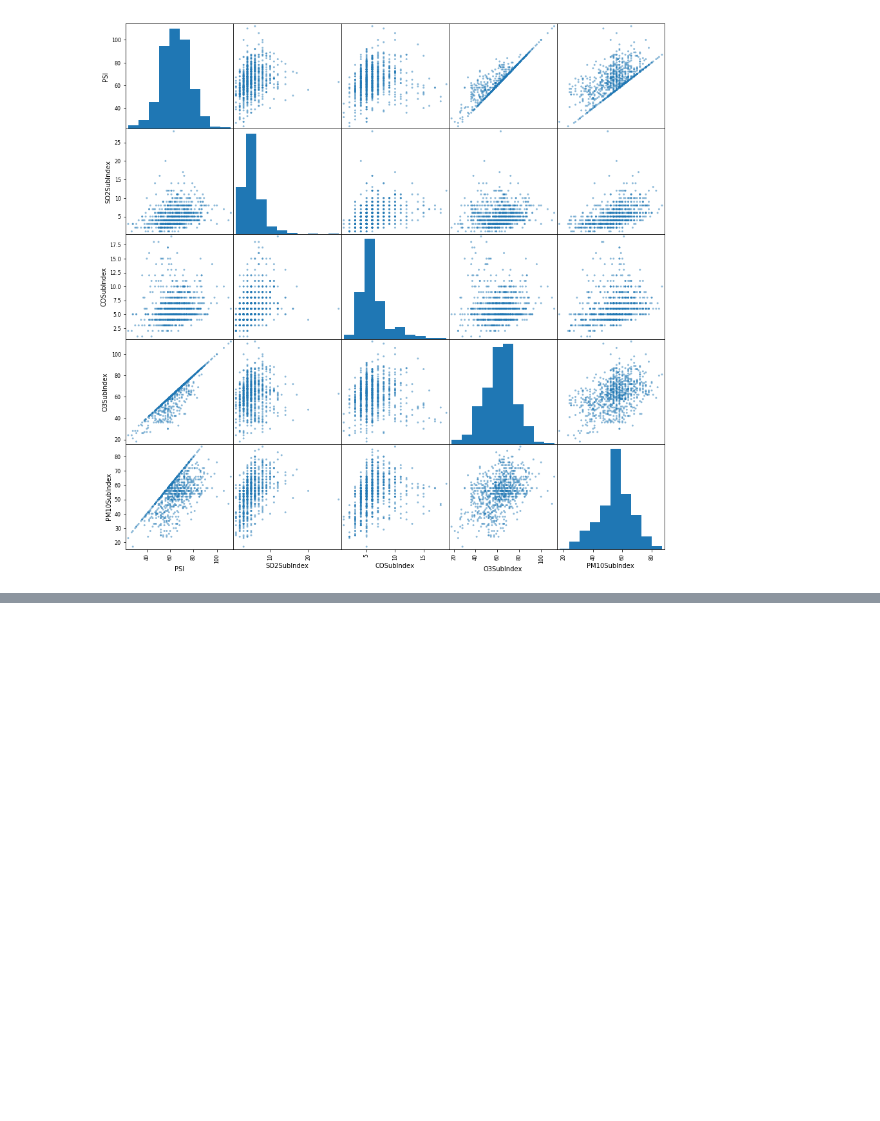
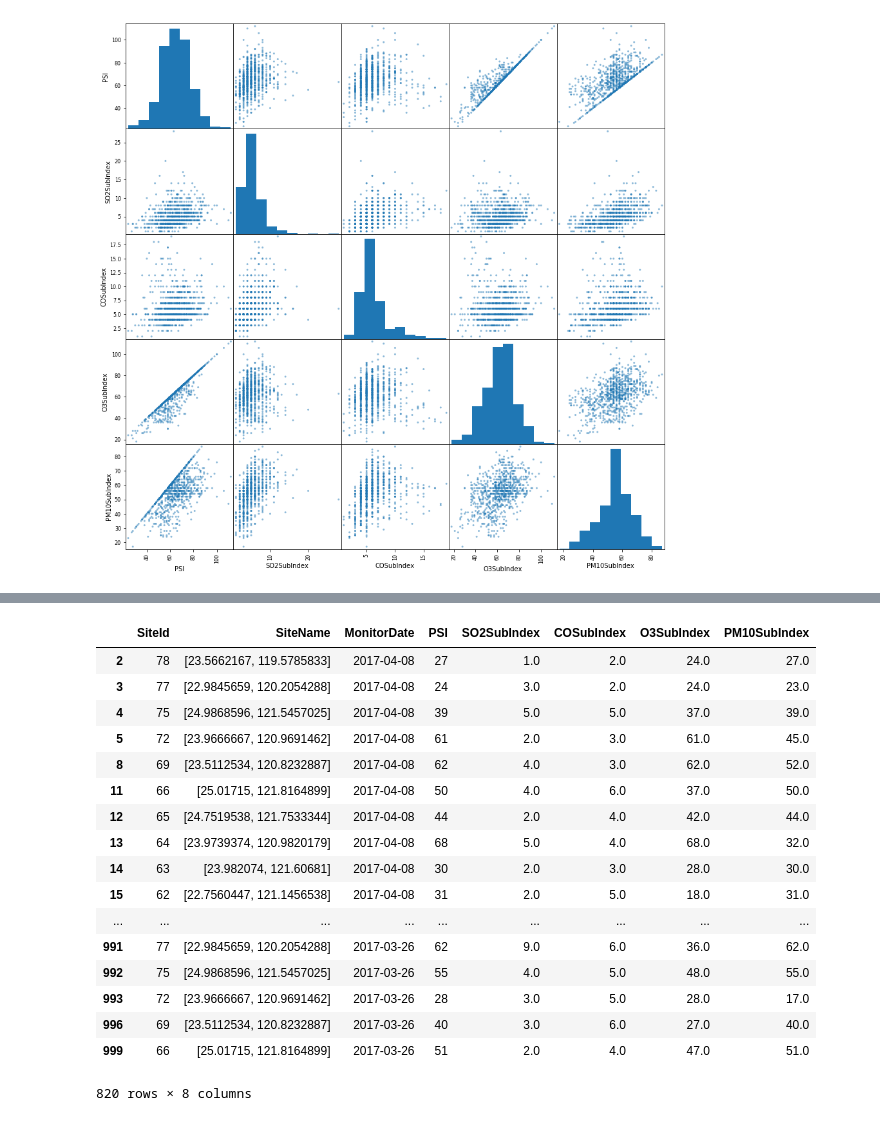
Before and after one commit to KungRayHo/python_project, a Jupyter notebook: [python] week_9/AQXDaily.ipynb, the cells around one changed output, grey strips where cells are left out. Cells and saved outputs as stored; diff of their text form; code cells hidden in the pictures; blank space fills up the shorter version.

```diff
--- a/[python] week_9/AQXDaily.ipynb
+++ b/[python] week_9/AQXDaily.ipynb
@@ -73,0 +171,12 @@ Ttest_1sampResult(statistic=56.64167274303722, pvalue=1.7055161301120405e-285)
+# %%
+import geopy
+from geopy.geocoders import Nominatim
+loc=list(set(AQXDaily["SiteName"]))
+dic={}
+for place in loc:
+    temp=[]
+    geolocator = Nominatim()
+    location = geolocator.geocode("台灣"+place)
+    temp.append(location.latitude)
+    temp.append(location.longitude)
+    dic[place]=temp
@@ -73,0 +203,23 @@ Ttest_1sampResult(statistic=56.64167274303722, pvalue=1.7055161301120405e-285)
+# %%
+AQXDaily["SiteName"]=AQXDaily["SiteName"].map(dic)
+# %%
+AQXDaily
+# %% [output]
+|  | SiteId | SiteName | MonitorDate | PSI | SO2SubIndex | COSubIndex | O3SubIndex | PM10SubIndex |
+| 2 | 78 | [23.5662167, 119.5785833] | 2017-04-08 | 27 | 1.0 | 2.0 | 24.0 | 27.0 |
+| 3 | 77 | [22.9845659, 120.2054288] | 2017-04-08 | 24 | 3.0 | 2.0 | 24.0 | 23.0 |
+| 4 | 75 | [24.9868596, 121.5457025] | 2017-04-08 | 39 | 5.0 | 5.0 | 37.0 | 39.0 |
+| 5 | 72 | [23.9666667, 120.9691462] | 2017-04-08 | 61 | 2.0 | 3.0 | 61.0 | 45.0 |
+| 8 | 69 | [23.5112534, 120.8232887] | 2017-04-08 | 62 | 4.0 | 3.0 | 62.0 | 52.0 |
+| 11 | 66 | [25.01715, 121.8164899] | 2017-04-08 | 50 | 4.0 | 6.0 | 37.0 | 50.0 |
+| 12 | 65 | [24.7519538, 121.7533344] | 2017-04-08 | 44 | 2.0 | 4.0 | 42.0 | 44.0 |
+| 13 | 64 | [23.9739374, 120.9820179] | 2017-04-08 | 68 | 5.0 | 4.0 | 68.0 | 32.0 |
+| 14 | 63 | [23.982074, 121.60681] | 2017-04-08 | 30 | 2.0 | 3.0 | 28.0 | 30.0 |
+| 15 | 62 | [22.7560447, 121.1456538] | 2017-04-08 | 31 | 2.0 | 5.0 | 18.0 | 31.0 |
+| ... | ... | ... | ... | ... | ... | ... | ... | ... |
+| 991 | 77 | [22.9845659, 120.2054288] | 2017-03-26 | 62 | 9.0 | 6.0 | 36.0 | 62.0 |
+| 992 | 75 | [24.9868596, 121.5457025] | 2017-03-26 | 55 | 4.0 | 5.0 | 48.0 | 55.0 |
+| 993 | 72 | [23.9666667, 120.9691462] | 2017-03-26 | 28 | 3.0 | 5.0 | 28.0 | 17.0 |
+| 996 | 69 | [23.5112534, 120.8232887] | 2017-03-26 | 40 | 3.0 | 6.0 | 27.0 | 40.0 |
+| 999 | 66 | [25.01715, 121.8164899] | 2017-03-26 | 51 | 2.0 | 4.0 | 47.0 | 51.0 |
+820 rows × 8 columns
```
Also changed, not shown: parts of 25 cells of this notebook.
